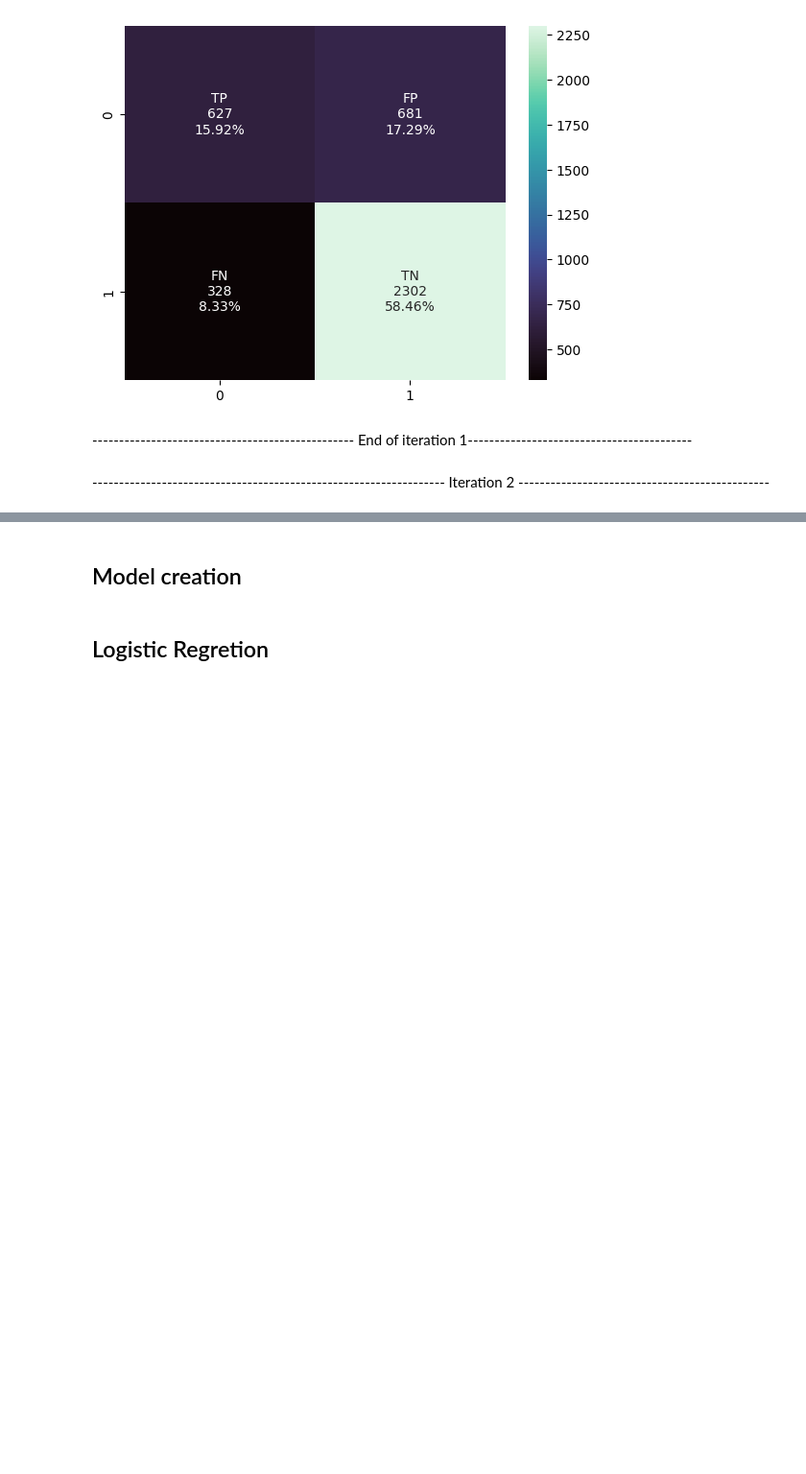
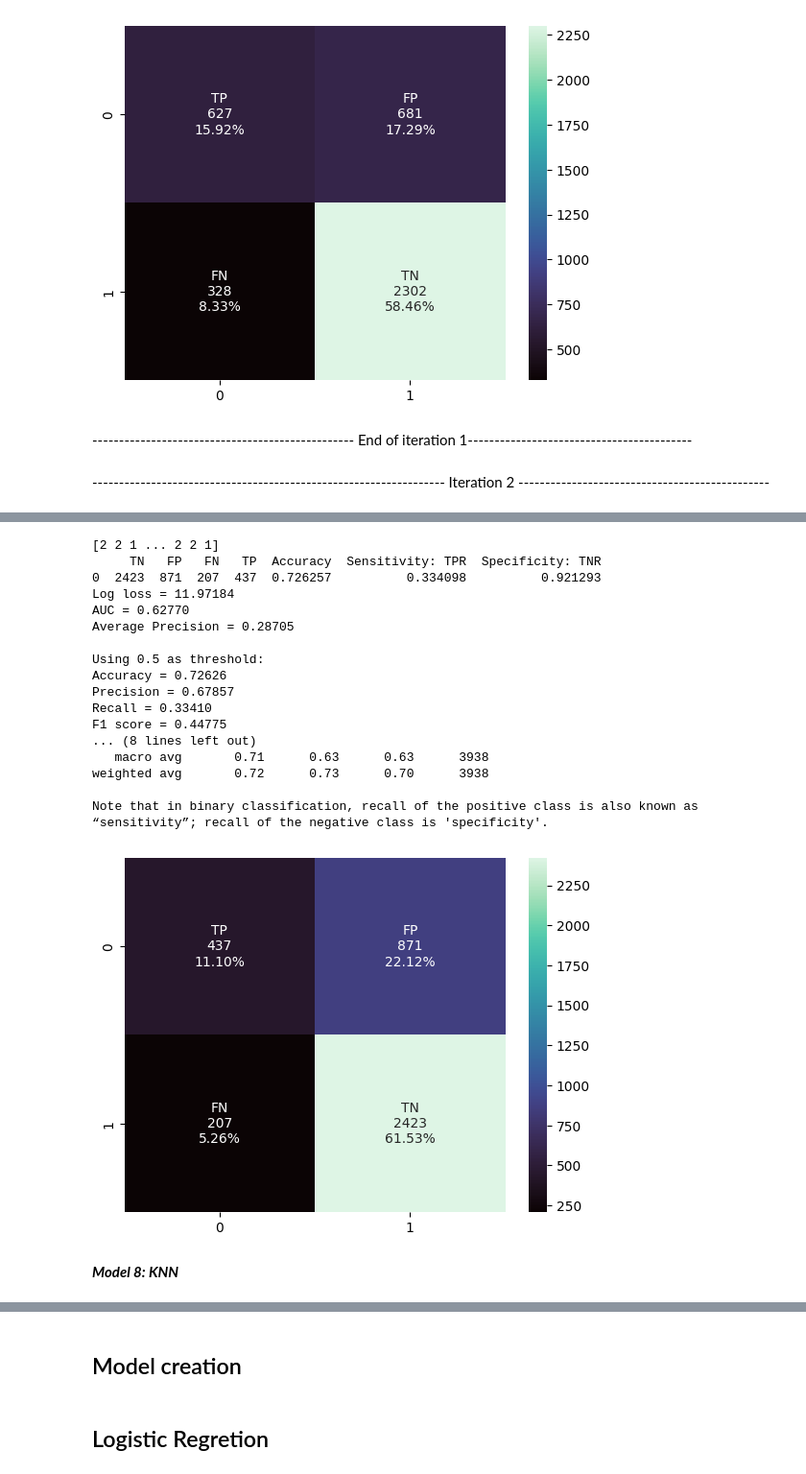
Before and after one commit to hicranA/2018_BRFSS_survey_data_anlaysis, a Jupyter notebook: dataProcessing.ipynb, the cells around one changed output, grey strips where cells are left out. Shown: that part at 96% size. Drawn from its saved outputs; the diff is of its cells as text; code cells hidden in the pictures; blank space fills up the shorter version.

```diff
--- a/dataProcessing.ipynb
+++ b/dataProcessing.ipynb
@@ -341,0 +424,25 @@ Note that in binary classification, recall of the positive class is also known a
+# %%
+m7_dt, m7_y_pred_dt  = dTMaker (X_train=X_train_reduced2, y_train=y_train, X_test=X_test_reduced2)
+# %%
+m7_dt_result = printAccuracy(y_test, m7_y_pred_dt)
+# %% [output]
+[2 2 1 ... 2 2 1]
+     TN   FP   FN   TP  Accuracy  Sensitivity: TPR  Specificity: TNR
+0  2423  871  207  437  0.726257          0.334098          0.921293
+Log loss = 11.97184
+AUC = 0.62770
+Average Precision = 0.28705
+
+Using 0.5 as threshold:
+Accuracy = 0.72626
+Precision = 0.67857
+Recall = 0.33410
+F1 score = 0.44775
+... (8 lines left out)
+   macro avg       0.71      0.63      0.63      3938
+weighted avg       0.72      0.73      0.70      3938
+
+Note that in binary classification, recall of the positive class is also known as “sensitivity”; recall of the negative class is 'specificity'.
+[figure, added]
+# %% [markdown]
+***Model 8: KNN***
```
Also changed, not shown: parts of 85 cells of this notebook.
